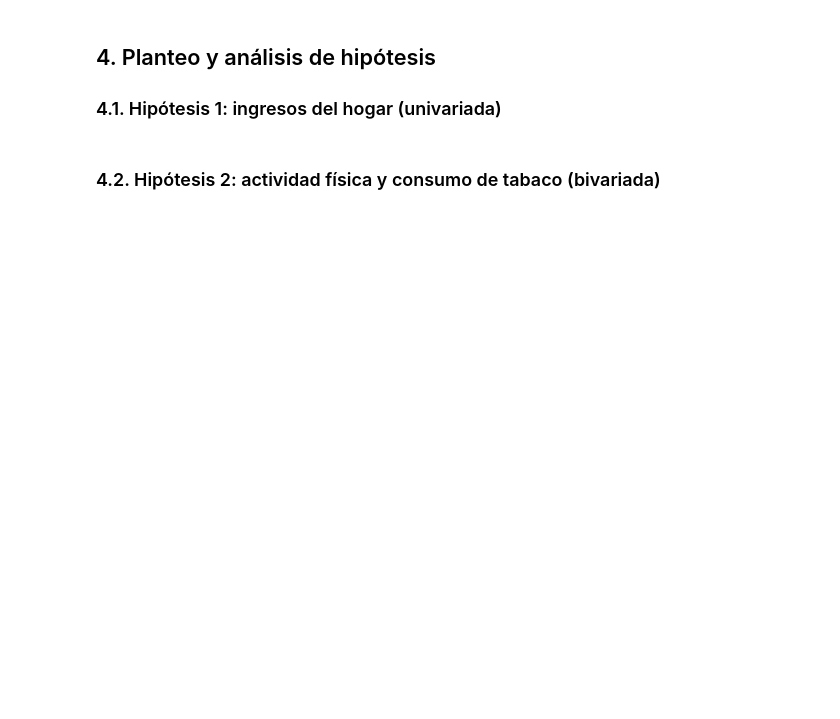
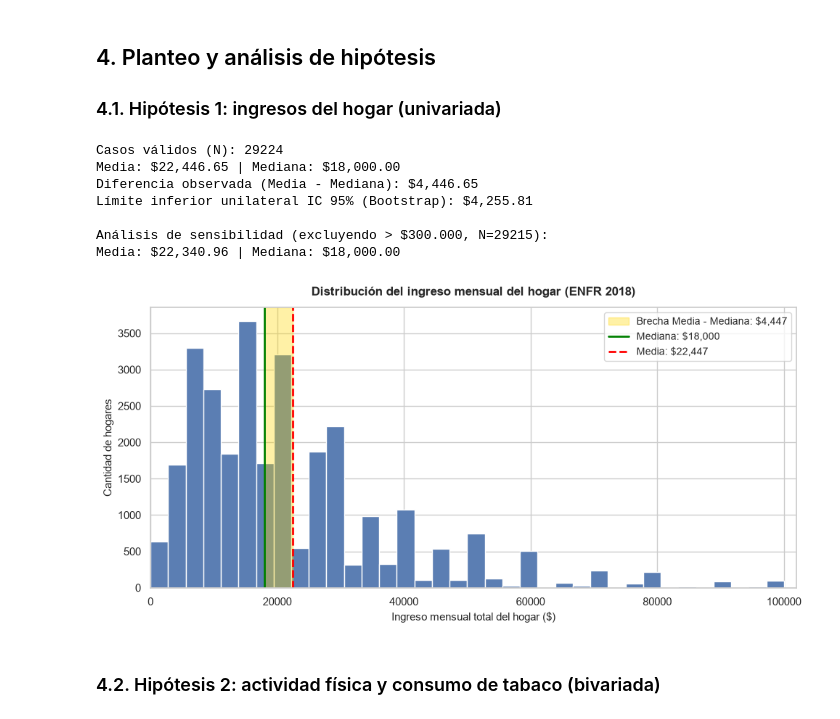
Before and after one commit to Francisco-Solanet/FCDD-TP-ENFR2018, a Jupyter notebook: src/TPE_FCDD.ipynb, the cells around one changed output. Cells and saved outputs as stored; diff of their text form; code cells hidden in the pictures; blank space fills up the shorter version.

```diff
--- a/src/TPE_FCDD.ipynb
+++ b/src/TPE_FCDD.ipynb
@@ -805,24 +711,60 @@ plt.show()
 
 ### 4.1. Hipótesis 1: ingresos del hogar (univariada)
 # %%
-# Hipótesis 1: ingresos del hogar
-#ingresos en funcion de si es pobre o no "bhih01"
-sueldo_min = 10000
-sueldos = df["bhih01"]
-sueldos_count = [
-    (sueldos <= sueldo_min).sum(),
-    (sueldos > sueldo_min).sum(),
-]
-labels = ["Hasta 10.000", "Mayor a 10.000"]
+# Hipótesis 1 (univariada): Bootstrap para diferencia Media - Mediana en bhih01
+np.random.seed(42)
+ingresos = df['bhih01'].dropna().values
 
-# Crear el gráfico de torta
-plt.pie(sueldos_count, labels=labels, autopct='%1.1f%%', startangle=90)
+media_ing = np.mean(ingresos)
+mediana_ing = np.median(ingresos)
+diff_obs = media_ing - mediana_ing
 
-# Agregar un título al gráfico
-plt.title("Proporción de ingresos")
+# Remuestreo Bootstrap (10.000 réplicas)
+n_boot = 10000
+diffs_boot = np.empty(n_boot)
+n_ing = len(ingresos)
 
-# Mostrar el gráfico
+for i in range(n_boot):
+    muestra = np.random.choice(ingresos, size=n_ing, replace=True)
+    diffs_boot[i] = np.mean(muestra) - np.median(muestra)
+
+ic_inf_95 = np.percentile(diffs_boot, 5)
+
+print(f"Casos válidos (N): {n_ing}")
+print(f"Media: ${media_ing:,.2f} | Mediana: ${mediana_ing:,.2f}")
+print(f"Diferencia observada (Media - Mediana): ${diff_obs:,.2f}")
+print(f"Límite inferior unilateral IC 95% (Bootstrap): ${ic_inf_95:,.2f}")
+
+# Análisis de sensibilidad excluyendo registros > $300.000
+ingresos_sens = ingresos[ingresos <= 300000]
+print(f"\nAnálisis de sensibilidad (excluyendo > $300.000, N={len(ingresos_sens)}):")
+print(f"Media: ${np.mean(ingresos_sens):,.2f} | Mediana: ${np.median(ingresos_sens):,.2f}")
+
+# Gráfico Fig. 8: Histograma acotado hasta $100.000 con brecha Media - Mediana
+sns.set_theme(style="whitegrid")
+fig, ax = plt.subplots(figsize=(10, 5))
+
+ax.hist(ingresos[ingresos <= 100000], bins=36, color='#5b7eb3', edgecolor='white')
+ax.axvspan(mediana_ing, media_ing, color='gold', alpha=0.35, label=f'Brecha Media - Mediana: ${diff_obs:,.0f}')
+ax.axvline(mediana_ing, color='green', linestyle='-', linewidth=2, label=f'Mediana: ${mediana_ing:,.0f}')
+ax.axvline(media_ing, color='red', linestyle='--', linewidth=2, label=f'Media: ${media_ing:,.0f}')
+
+ax.set_title('Distribución del ingreso mensual del hogar (ENFR 2018)', fontsize=12.5, fontweight='bold', pad=12)
+ax.set_xlabel('Ingreso mensual total del hogar ($)', fontsize=11)
+ax.set_ylabel('Cantidad de hogares', fontsize=11)
+ax.set_xlim(0, 102000)
+ax.legend(fontsize=10, loc='upper right')
+plt.tight_layout()
 plt.show()
+# %% [output]
+Casos válidos (N): 29224
+Media: $22,446.65 | Mediana: $18,000.00
+Diferencia observada (Media - Mediana): $4,446.65
+Límite inferior unilateral IC 95% (Bootstrap): $4,255.81
+
+Análisis de sensibilidad (excluyendo > $300.000, N=29215):
+Media: $22,340.96 | Mediana: $18,000.00
+[figure, added]
 # %% [markdown]
 ### 4.2. Hipótesis 2: actividad física y consumo de tabaco (bivariada)
 # %%
```
Also changed, not shown: parts of 27 cells of this notebook, 1 other file.
